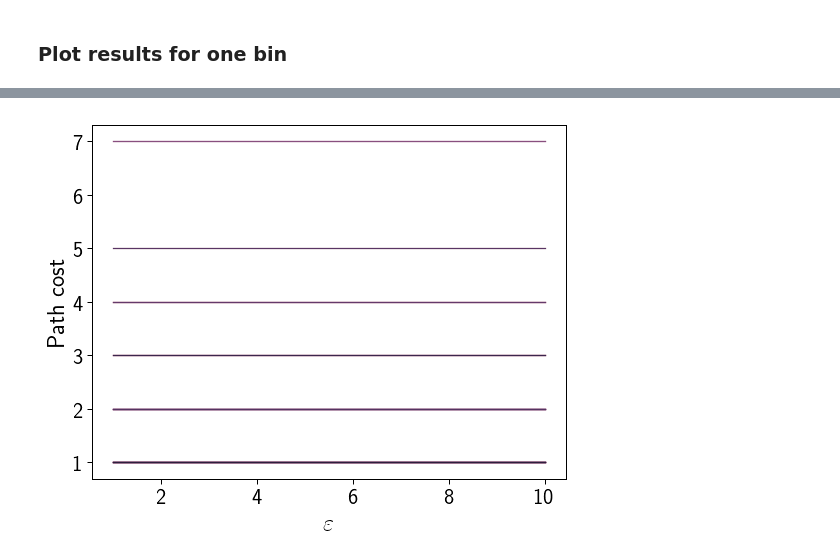
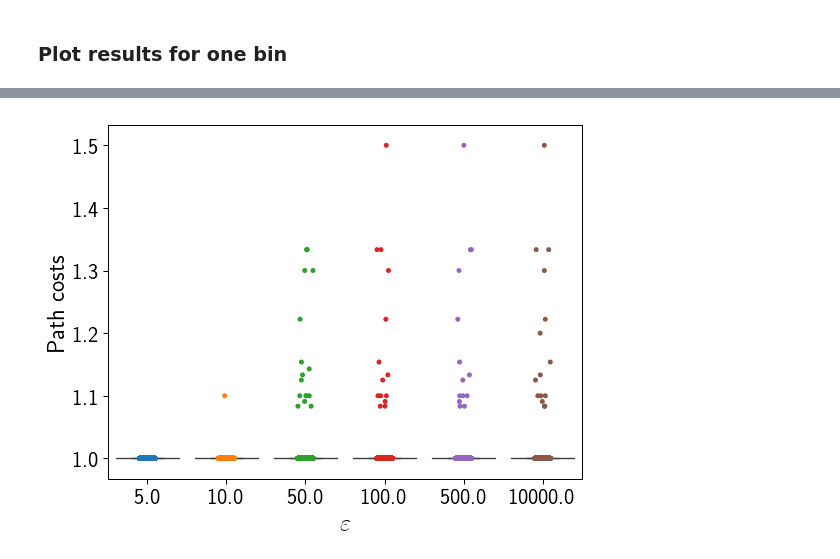
Before and after one commit to spring-epfl/trickster, a Jupyter notebook: notebooks/bots_experiment.ipynb, the cells around one changed output, grey strips where cells are left out. Drawn from its saved outputs; the diff is of its cells as text; code cells hidden in the pictures.

```diff
--- a/notebooks/bots_experiment.ipynb
+++ b/notebooks/bots_experiment.ipynb
@@ -100,5 +110,5 @@ def get_feature_value_pairs(xs):
 ### Load data
 # %%
 # Load results from running adversarial search on bot dataset.
-results = load_results('../out/bots_1k.pickle')
+results = load_results(REPORT_PATH_TEMPLATE % BAND)
 # %% [markdown]
@@ -106,6 +116,9 @@ results = load_results('../out/bots_1k.pickle')
 # %%
-search_results = results[0]['search_results']
-features = results[0]['features']
+ast_results = group_by_key(results, 'epsilon').get(1)
+results_bin = group_by_key(ast_results, 'bins').get(FOCUS_BINS)[0]
+
+search_results = results_bin['search_results']
+features = results_bin['features']
 
 feature_names = get_feature_names(features)
 changed_features = set()
@@ -126,10 +139,15 @@ for i, row in search_results.iterrows():
     changed = 0
     temp_changed_features = set()
 
-    for k in orig_feat_vals.keys():
-        if orig_feat_vals[k] != adv_feat_vals[k]:
-            changed += 1
-            temp_changed_features.add(k)
+    try:
+        for k in orig_feat_vals.keys():
+            if orig_feat_vals[k] != adv_feat_vals[k]:
+                changed += 1
+                temp_changed_features.add(k)
+
+    except KeyError as e:
+        print('KeyError', e)
+        continue
 
     if changed < 2:
         continue
@@ -148,9 +166,8 @@ for i, row in search_results.iterrows():
 # Drop unchanged features.
 unchanged_features = set(feature_names) - changed_features
 df = df.drop(columns=unchanged_features)
+df
 
 # Convert to latex.
-res = df.to_latex(index=False)
-# print(res)
-df
+# res = df.to_latex(index=False)
 # %% [output]
@@ -359,16 +382,17 @@ pseudo_costs_df.eps = pseudo_costs_df.eps.apply(func=lambda val: 6 if val == 10e
 # %%
 fig, ax = plt.subplots()
 
-sns.lineplot(data=pseudo_costs_df.query('bins==%d' % bins),
-             x='eps', y='pathcost', hue='index',
-             estimator=None, ci=None, ax=ax, legend=False)
+data_df = costs_df.query('eps in %s' % [5, 10, 50, 100, 500, 5000, 10000])
+sns.boxplot(data=data_df, x='eps', y='pathcostincrease', ax=ax, showfliers=False)
+sns.stripplot(data=data_df, x='eps', y='pathcostincrease', ax=ax)
 
-ax.set_ylabel('Path cost')
+ax.set_ylabel('Path costs')
 ax.set_xlabel('$\\varepsilon$')
 
 fig.set_figwidth(FIGWIDTH)
 fig.set_figheight(FIGHEIGHT)
 
-fig.savefig('../out/bots_path_costs_bin_%d.pdf' % bins)
+if SAVE_PLOTS:
+    fig.savefig('../out/bots_path_costs_band_%s.pdf' % BAND)
 # %% [output]
-[figure, old version]
+[figure, new version]
```
Also changed, not shown: parts of 21 cells of this notebook, 1 other file.
